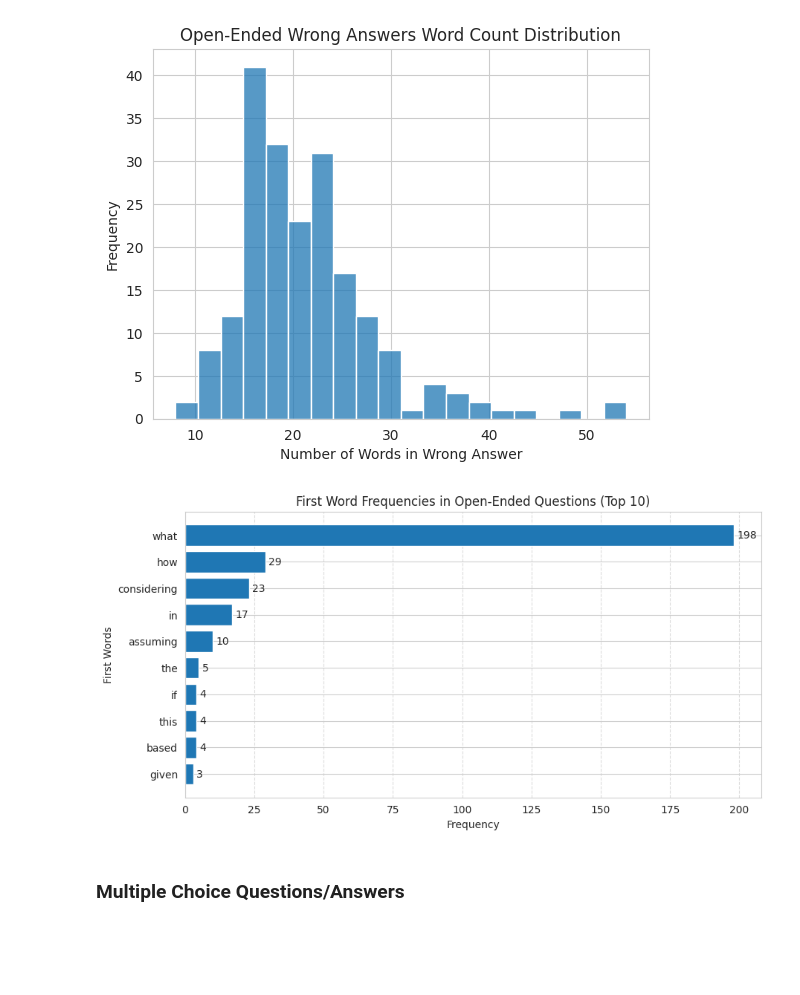
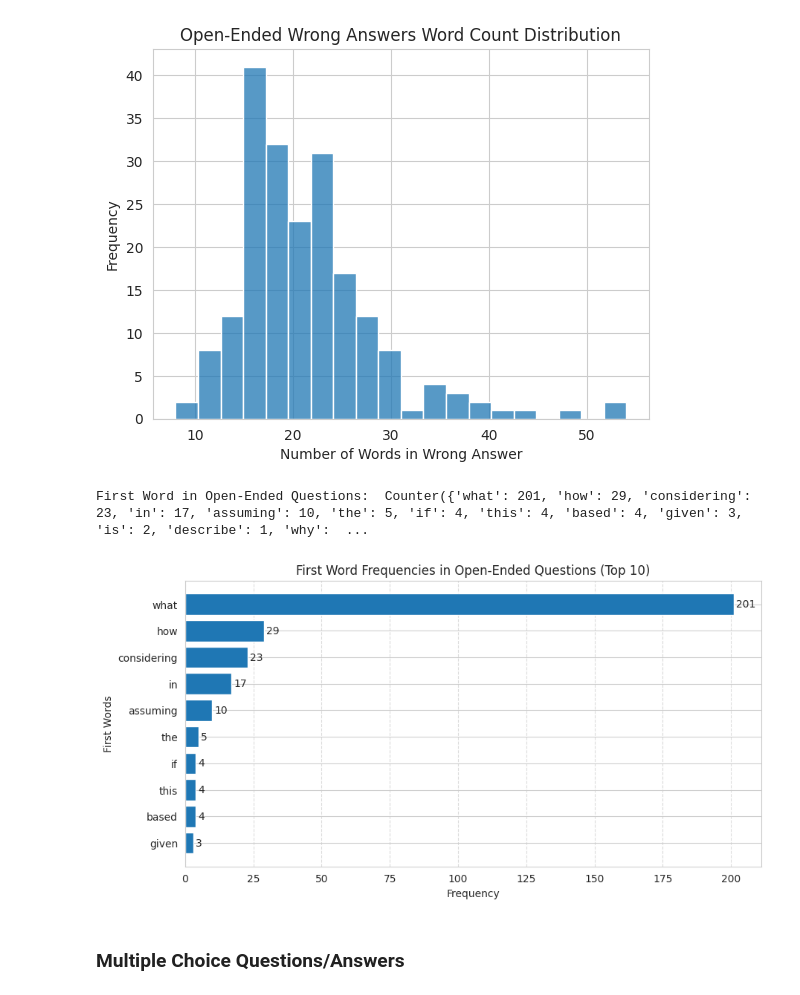
Before and after one commit to embedded-robotics/path-open-data, a Jupyter notebook: pathopen_raw_data_analysis.ipynb, the cells around one changed output. Drawn from its saved outputs; the diff is of its cells as text; code cells hidden in the pictures; blank space fills up the shorter version.

Commit message:
Added all the data

```diff
--- a/pathopen_raw_data_analysis.ipynb
+++ b/pathopen_raw_data_analysis.ipynb
@@ -216,17 +231,21 @@ open_ended_without_wrong = pd.concat([open_ended_without_wrong_sngl, open_ended_
 # %%
-open_ended_questions = list(open_ended['Open Ended - Question 1'].dropna().unique()) + list(open_ended['Open Ended - Question 2'].dropna().unique())
-open_ended_correct_answers = list(open_ended['Open Ended - Answer 1'].dropna().unique()) + list(open_ended['Open Ended - Answer 2'].dropna().unique())
-open_ended_wrong_answers = list(open_ended['Open Ended - Wrong Answer 1'].dropna().unique()) + list(open_ended['Open Ended - Wrong Answer 2'].dropna().unique())
+open_ended_questions = list(vqa_data['Open Ended - Question 1'].dropna()) + list(vqa_data['Open Ended - Question 2'].dropna())
+open_ended_correct_answers = list(vqa_data['Open Ended - Answer 1'].dropna()) + list(vqa_data['Open Ended - Answer 2'].dropna())
+open_ended_wrong_answers = list(vqa_data['Open Ended - Wrong Answer 1'].dropna()) + list(vqa_data['Open Ended - Wrong Answer 2'].dropna())
 
-valid_open_ended_questions = [sample for sample in open_ended_questions if len(sample.split()) >= 5]
-valid_open_ended_correct_answers = [sample for sample in open_ended_correct_answers if len(sample.split()) >= 5]
-valid_open_ended_wrong_answers = [sample for sample in open_ended_wrong_answers if len(sample.split()) >= 5]
+open_ended_questions_words_5 = [sample for sample in open_ended_questions if len(sample.split()) >= 5]
+open_ended_correct_answers_words_5 = [sample for sample in open_ended_correct_answers if len(sample.split()) >= 5]
+open_ended_wrong_answers_words_5 = [sample for sample in open_ended_wrong_answers if len(sample.split()) >= 5]
 
-print(f'Number of Open-Ended Questions (Words >= 5): {len(valid_open_ended_questions)}/{len(open_ended_questions)}')
-print(f'Number of Open-Ended Correct Answers (Words >= 5): {len(valid_open_ended_correct_answers)}/{len(open_ended_correct_answers)}')
-print(f'Number of Open-Ended Wrong Answers (Words >= 5): {len(valid_open_ended_wrong_answers)}/{len(open_ended_wrong_answers)}')
+open_ended_questions_words_10 = [sample for sample in open_ended_questions if len(sample.split()) >= 10]
+open_ended_correct_answers_words_10 = [sample for sample in open_ended_correct_answers if len(sample.split()) >= 10]
+open_ended_wrong_answers_words_10 = [sample for sample in open_ended_wrong_answers if len(sample.split()) >= 10]
 
-open_ended_questions_first_word = [sample.split()[0].lower() for sample in open_ended_questions]
-open_ended_first_word_counts = Counter(open_ended_questions_first_word)
-print(f"First Word in Open-Ended Questions: ", open_ended_first_word_counts)
+print(f'Number of Open-Ended Questions (Words >= 5): {len(open_ended_questions_words_5)}/{len(open_ended_questions)}')
+print(f'Number of Open-Ended Correct Answers (Words >= 5): {len(open_ended_correct_answers_words_5)}/{len(open_ended_correct_answers)}')
+print(f'Number of Open-Ended Wrong Answers (Words >= 5): {len(open_ended_wrong_answers_words_5)}/{len(open_ended_wrong_answers)}')
+
+print(f'Number of Open-Ended Questions (Words >= 10): {len(open_ended_questions_words_10)}/{len(open_ended_questions)}')
+print(f'Number of Open-Ended Correct Answers (Words >= 10): {len(open_ended_correct_answers_words_10)}/{len(open_ended_correct_answers)}')
+print(f'Number of Open-Ended Wrong Answers (Words >= 10): {len(open_ended_wrong_answers_words_10)}/{len(open_ended_wrong_answers)}')
 # %% [output]
@@ -265,20 +311,25 @@ plt.show()
 # %% [output]
 [figure]
 # %%
+open_ended_questions_first_word = [sample.split()[0].lower() for sample in open_ended_questions]
+open_ended_first_word_counts = Counter(open_ended_questions_first_word)
+print(f"First Word in Open-Ended Questions: ", open_ended_first_word_counts)
+
 labels = [item[0] for item in open_ended_first_word_counts.most_common(10)]
 values = [item[1] for item in open_ended_first_word_counts.most_common(10)]
 
 fig, ax = plt.subplots(figsize=(10, 5))
 bars = ax.barh(labels, values)
-ax.bar_label(bars, padding=3)
+ax.bar_label(bars, padding=2)
 ax.set_xlabel('Frequency')
 ax.set_ylabel('First Words')
 ax.set_title('First Word Frequencies in Open-Ended Questions (Top 10)')
 ax.grid(axis='x', linestyle='--', alpha=0.7)
 ax.invert_yaxis()
 plt.show()
 # %% [output]
+First Word in Open-Ended Questions:  Counter({'what': 201, 'how': 29, 'considering': 23, 'in': 17, 'assuming': 10, 'the': 5, 'if': 4, 'this': 4, 'based': 4, 'given': 3, 'is': 2, 'describe': 1, 'why':  ...
-[figure, old version]
+[figure, new version]
 # %% [markdown]
 ### Multiple Choice Questions/Answers
 # %%
```
Also changed, not shown: parts of 25 cells of this notebook.
